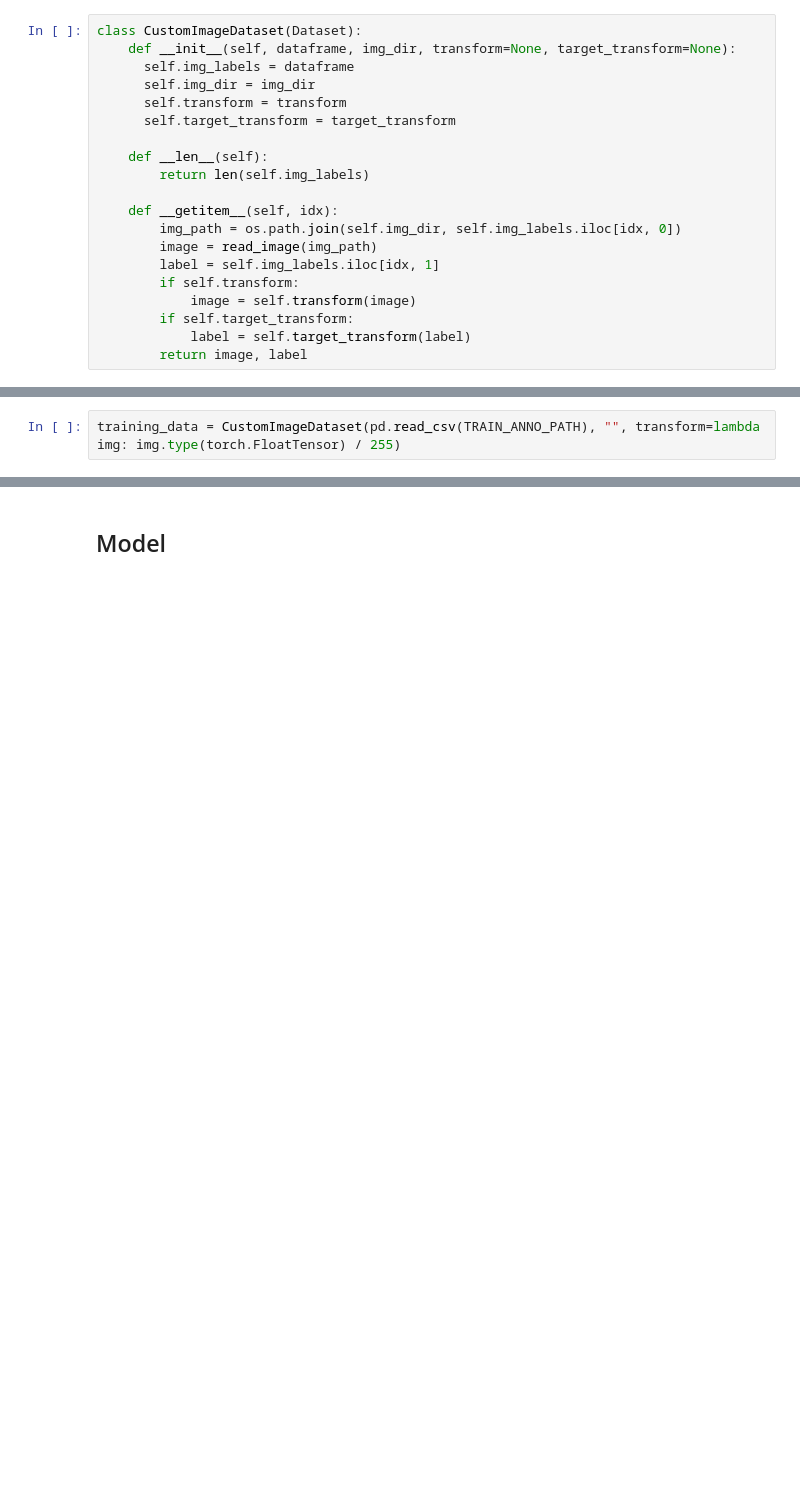
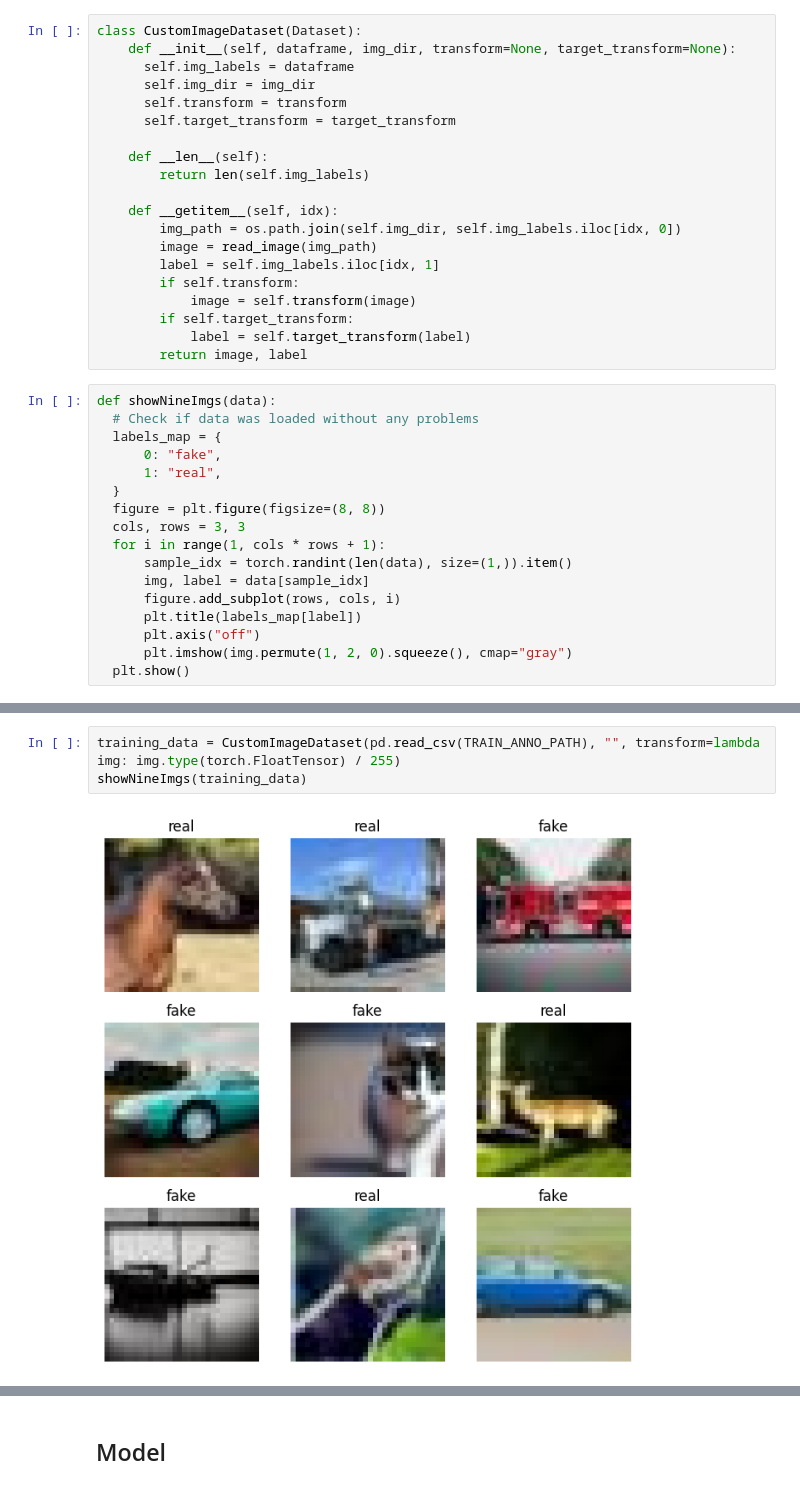
Before and after one commit to mung3477/COSE474_Term_Project, a Jupyter notebook: SDXL_Detector.ipynb, the cells around one changed output, grey strips where cells are left out. Drawn from its saved outputs; the diff is of its cells as text; blank space fills up the shorter version.

```diff
--- a/SDXL_Detector.ipynb
+++ b/SDXL_Detector.ipynb
@@ -81,3 +55,20 @@ class CustomImageDataset(Dataset):
         if self.target_transform:
             label = self.target_transform(label)
         return image, label
+# %%
+def showNineImgs(data):
+  # Check if data was loaded without any problems
+  labels_map = {
+      0: "fake",
+      1: "real",
+  }
+  figure = plt.figure(figsize=(8, 8))
+  cols, rows = 3, 3
+  for i in range(1, cols * rows + 1):
+      sample_idx = torch.randint(len(data), size=(1,)).item()
+      img, label = data[sample_idx]
+      figure.add_subplot(rows, cols, i)
+      plt.title(labels_map[label])
+      plt.axis("off")
+      plt.imshow(img.permute(1, 2, 0).squeeze(), cmap="gray")
+  plt.show()
@@ -84,2 +102,5 @@ class CustomImageDataset(Dataset):
 # %%
 training_data = CustomImageDataset(pd.read_csv(TRAIN_ANNO_PATH), "", transform=lambda img: img.type(torch.FloatTensor) / 255)
+showNineImgs(training_data)
+# %% [output]
+[figure, added]
```
Also changed, not shown: parts of 21 cells of this notebook.
